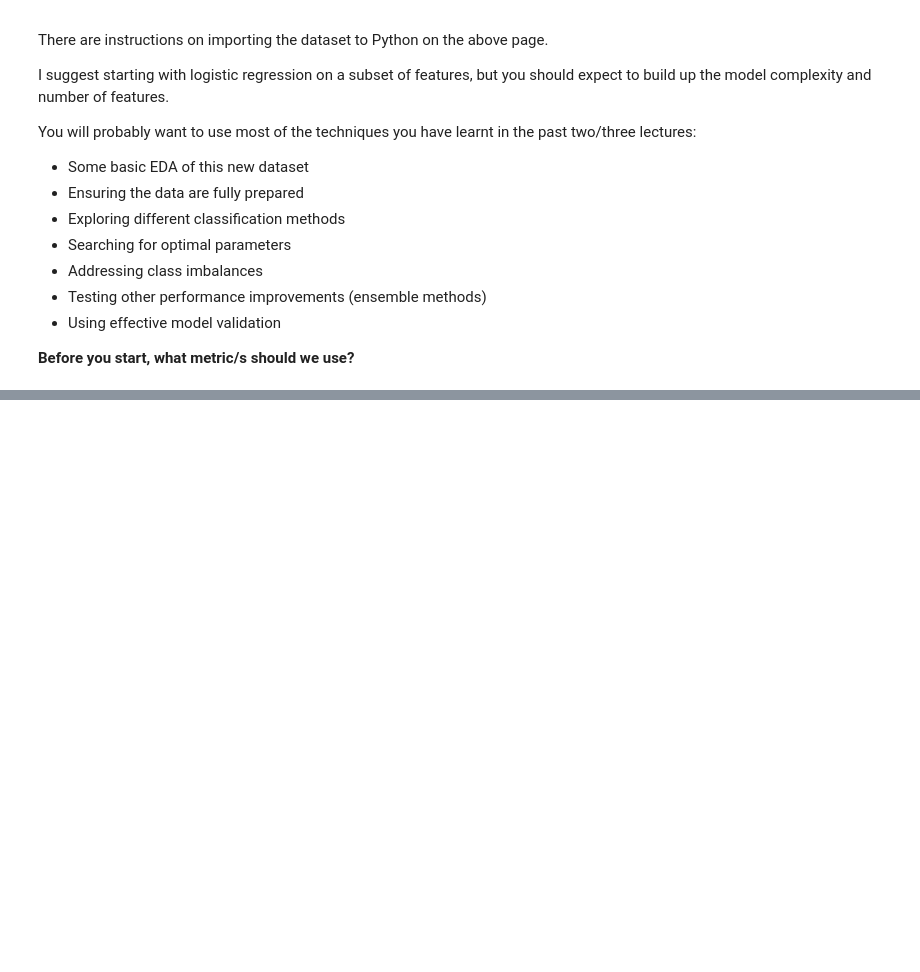
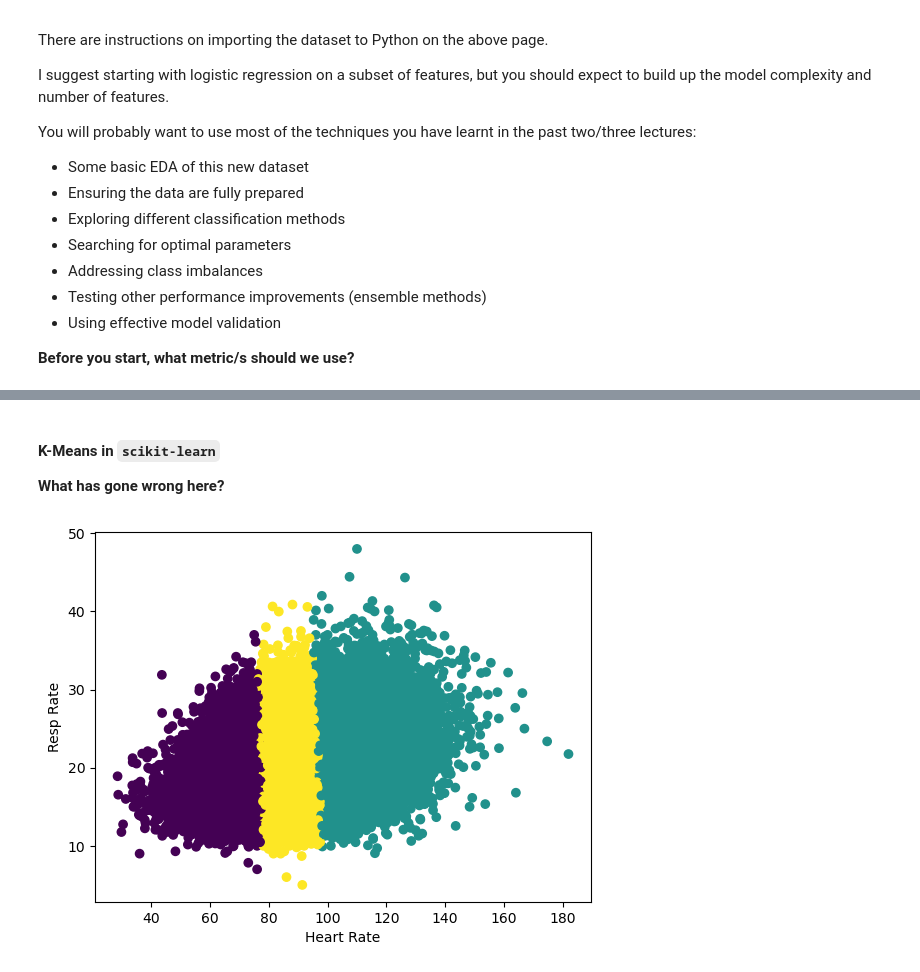
Before and after one commit to stuartbowyer/teaching.bowyer.github.io, a Jupyter notebook: SDSAI/6/Ensemble_Methods_and_Unsupervised_Learning.ipynb, the cells around one changed output, grey strips where cells are left out. Cells and saved outputs as stored; diff of their text form; code cells hidden in the pictures; blank space fills up the shorter version.

```diff
--- a/SDSAI/6/Ensemble_Methods_and_Unsupervised_Learning.ipynb
+++ b/SDSAI/6/Ensemble_Methods_and_Unsupervised_Learning.ipynb
@@ -178,0 +508,29 @@ You will probably want to use most of the techniques you have learnt in the past
+# %% [markdown]
+#### K-Means in `scikit-learn`
+**What has gone wrong here?**
+# %%
+from sklearn.cluster import KMeans
+import matplotlib.pyplot as plt
+
+# Select the two columns for analysis
+X = df_day1_vitalsign[['heart_rate_mean', 'resp_rate_mean']].dropna().to_numpy()
+
+# # Standardisation (try adding this in ...)
+# scaler = StandardScaler()
+# scaler.fit(X)
+# X = scaler.transform(X)
+
+# Create and fit the cluster
+kmeans = KMeans(n_clusters=3, random_state=1)
+kmeans.fit(X)
+
+# Predict the cluster labels
+labels = kmeans.predict(X)
+
+# Plot the clusters
+plt.scatter(X[:, 0], X[:, 1], c=labels)
+plt.xlabel('Heart Rate')
+plt.ylabel('Resp Rate')
+plt.show()
+# %% [output]
+[figure, added]
```
Also changed, not shown: parts of 36 cells of this notebook, 14 other files.
